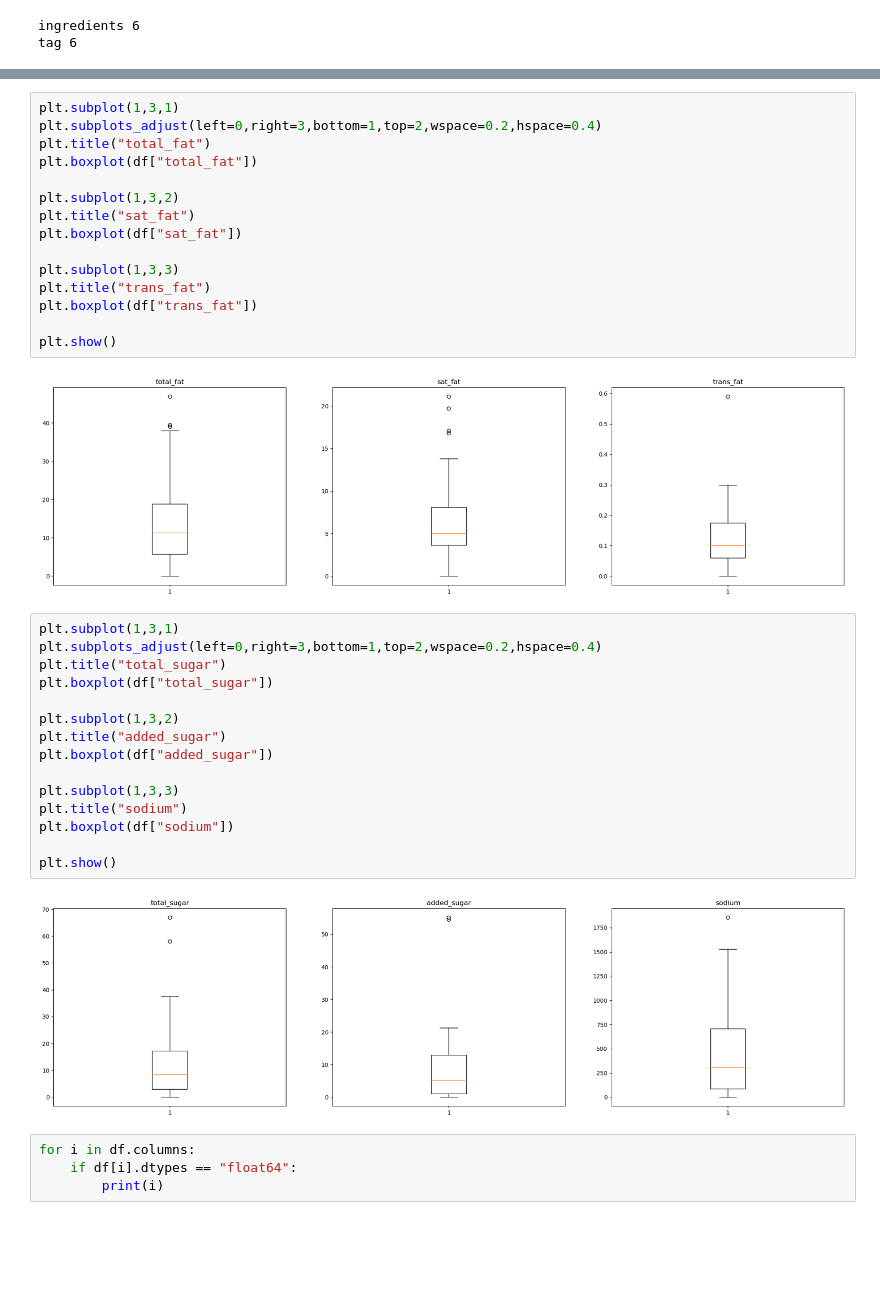
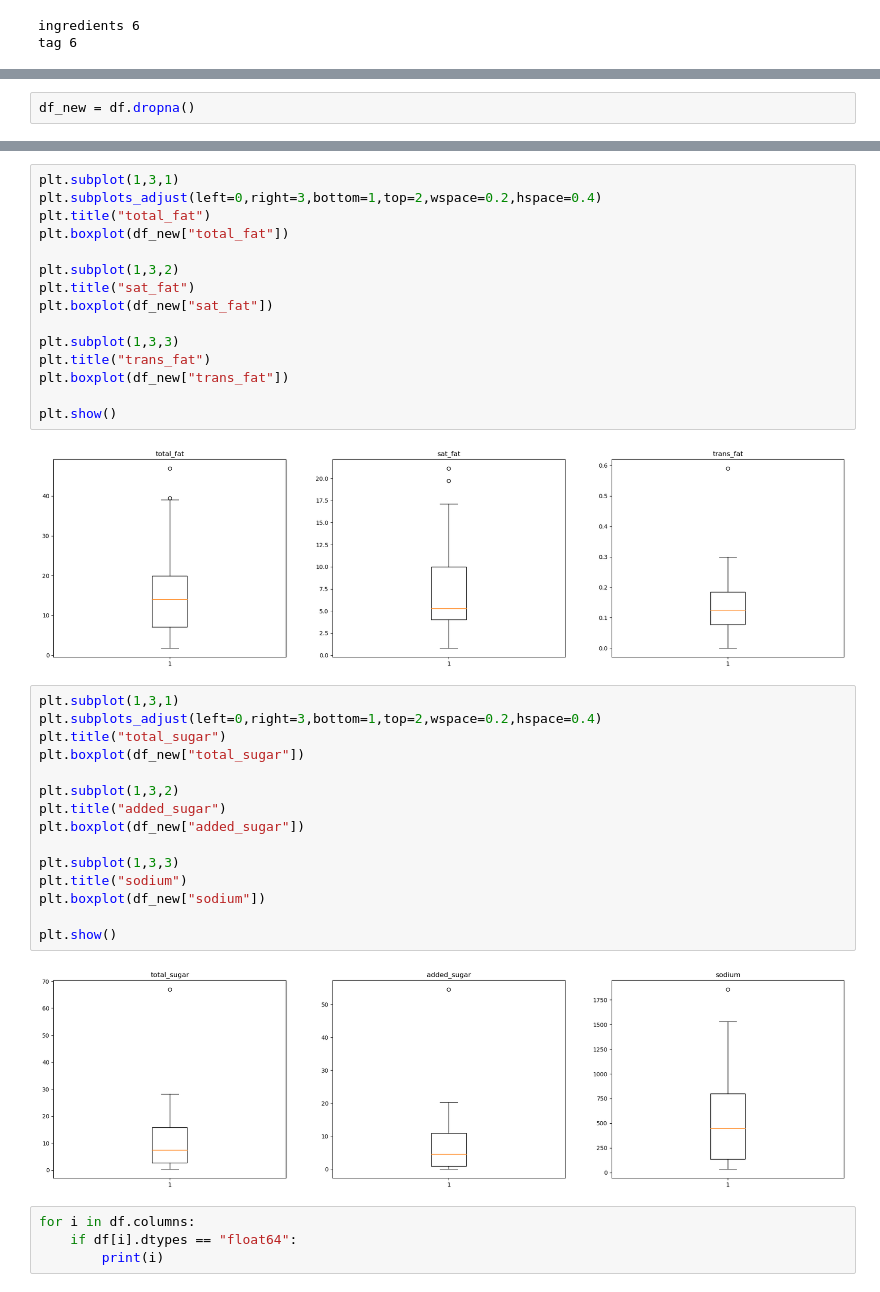
Before and after one commit to siddheshkadam21/Kaggle-Mcdonalds, a Jupyter notebook: mcdonalds.ipynb, the cells around one changed output, grey strips where cells are left out. Saved outputs shown, nothing was run; the diff lists cells and outputs as text; blank space fills up the shorter version.

```diff
--- a/mcdonalds.ipynb
+++ b/mcdonalds.ipynb
@@ -81,0 +85,2 @@ tag 6
+# %%
+df_new = df.dropna()
@@ -119,37 +128,37 @@ plt.show()
 # %%
 plt.subplot(1,3,1)
 plt.subplots_adjust(left=0,right=3,bottom=1,top=2,wspace=0.2,hspace=0.4)
 plt.title("total_fat")
-plt.boxplot(df["total_fat"])
+plt.boxplot(df_new["total_fat"])
 
 plt.subplot(1,3,2)
 plt.title("sat_fat")
-plt.boxplot(df["sat_fat"])
+plt.boxplot(df_new["sat_fat"])
 
 plt.subplot(1,3,3)
 plt.title("trans_fat")
-plt.boxplot(df["trans_fat"])
+plt.boxplot(df_new["trans_fat"])
 
 plt.show()
 # %% [output]
-[figure, old version]
+[figure, new version]
 # %%
 plt.subplot(1,3,1)
 plt.subplots_adjust(left=0,right=3,bottom=1,top=2,wspace=0.2,hspace=0.4)
 plt.title("total_sugar")
-plt.boxplot(df["total_sugar"])
+plt.boxplot(df_new["total_sugar"])
 
 plt.subplot(1,3,2)
 plt.title("added_sugar")
-plt.boxplot(df["added_sugar"])
+plt.boxplot(df_new["added_sugar"])
 
 plt.subplot(1,3,3)
 plt.title("sodium")
-plt.boxplot(df["sodium"])
+plt.boxplot(df_new["sodium"])
 
 plt.show()
 # %% [output]
-[figure, old version]
+[figure, new version]
 # %%
 for i in df.columns:
     if df[i].dtypes == "float64":
```
Also changed, not shown: parts of 22 cells of this notebook.
